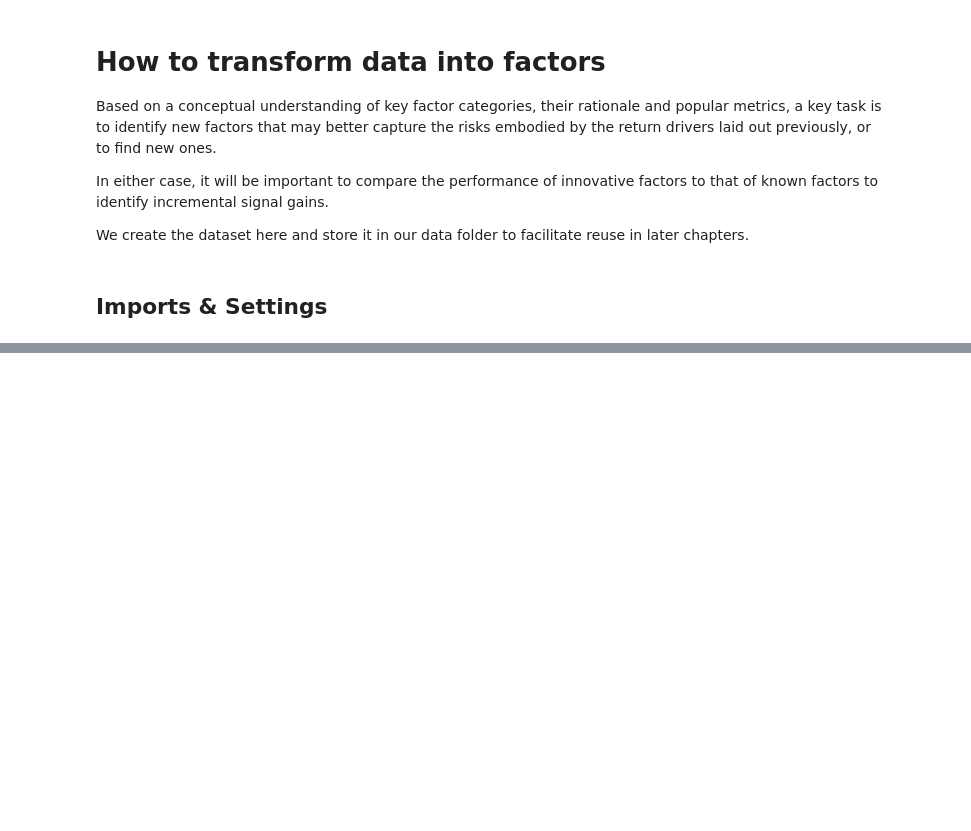
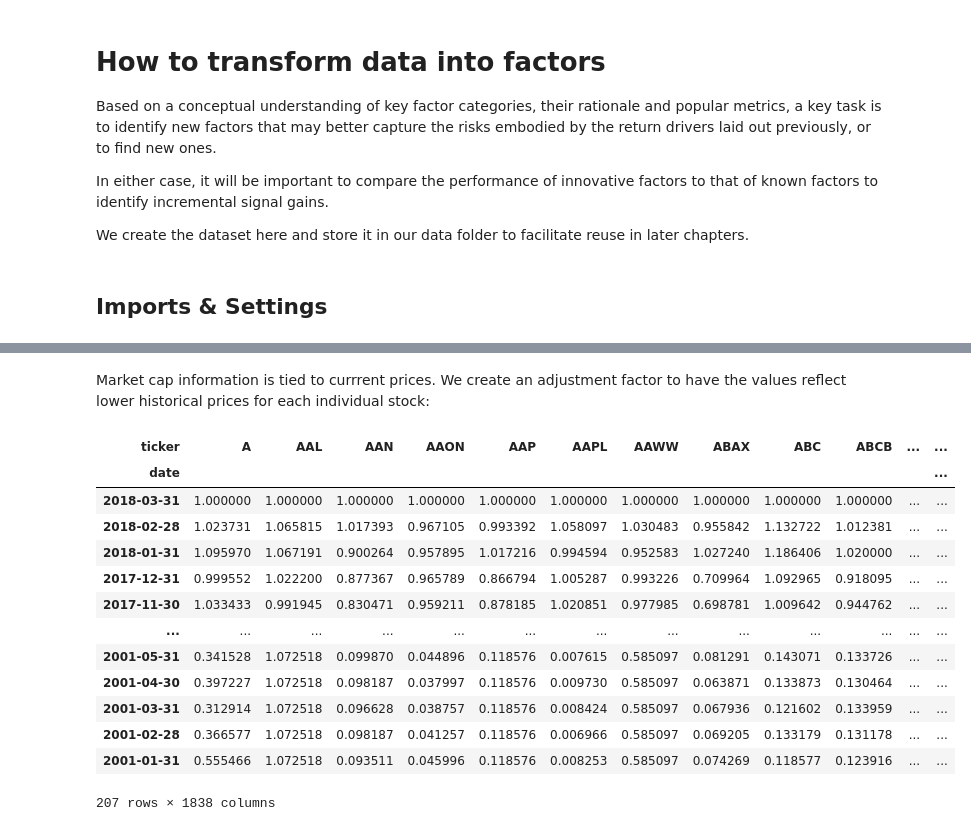
Before and after one commit to PerrySong/ML4T, a Jupyter notebook: 04_financial_feature_engineering/01_feature_engineering.ipynb, the cells around one changed output, grey strips where cells are left out. Saved outputs shown, nothing was run; the diff lists cells and outputs as text; code cells hidden in the pictures; blank space fills up the shorter version.

```diff
--- a/04_financial_feature_engineering/01_feature_engineering.ipynb
+++ b/04_financial_feature_engineering/01_feature_engineering.ipynb
@@ -30,0 +359,4 @@ idx = pd.IndexSlice
+# %%
+dates = data.index.get_level_values('date')
+data['year'] = dates.year
+data['month'] = dates.month
@@ -30,0 +366,4 @@ idx = pd.IndexSlice
+# %%
+for t in range(1, 7):
+    data[f'return_1m_t-{t}'] = data.groupby(level='ticker').return_1m.shift(t)
+data.info()
@@ -30,0 +409,3 @@ idx = pd.IndexSlice
+# %%
+for t in [1,2,3,6,12]:
+    data[f'target_{t}m'] = data.groupby(level='ticker')[f'return_{t}m'].shift(-t)
@@ -30,0 +461,11 @@ idx = pd.IndexSlice
+# %%
+data = (data
+        .join(pd.qcut(stocks.ipoyear, q=5, labels=list(range(1, 6)))
+              .astype(float)
+              .fillna(0)
+              .astype(int)
+              .to_frame('age')
+             )
+       )
+data.age = data.age.fillna(-1)
+data
@@ -30,0 +503,27 @@ idx = pd.IndexSlice
+# %% [markdown]
+Market cap information is tied to currrent prices. We create an adjustment factor to have the values reflect lower historical prices for each individual stock:
+# %%
+size_factor = (monthly_prices
+               .loc[data.index.get_level_values('date').unique(),
+                    data.index.get_level_values('ticker').unique()]
+               .sort_index(ascending=False)
+               .pct_change()
+               .fillna(0)
+               .add(1)
+               .cumprod())
+size_factor
+# %% [output]
+| ticker | A | AAL | AAN | AAON | AAP | AAPL | AAWW | ABAX | ABC | ABCB | ... | ... |
+| date |  |  |  |  |  |  |  |  |  |  |  | ... |
+| 2018-03-31 | 1.000000 | 1.000000 | 1.000000 | 1.000000 | 1.000000 | 1.000000 | 1.000000 | 1.000000 | 1.000000 | 1.000000 | ... | ... |
+| 2018-02-28 | 1.023731 | 1.065815 | 1.017393 | 0.967105 | 0.993392 | 1.058097 | 1.030483 | 0.955842 | 1.132722 | 1.012381 | ... | ... |
+| 2018-01-31 | 1.095970 | 1.067191 | 0.900264 | 0.957895 | 1.017216 | 0.994594 | 0.952583 | 1.027240 | 1.186406 | 1.020000 | ... | ... |
+| 2017-12-31 | 0.999552 | 1.022200 | 0.877367 | 0.965789 | 0.866794 | 1.005287 | 0.993226 | 0.709964 | 1.092965 | 0.918095 | ... | ... |
+| 2017-11-30 | 1.033433 | 0.991945 | 0.830471 | 0.959211 | 0.878185 | 1.020851 | 0.977985 | 0.698781 | 1.009642 | 0.944762 | ... | ... |
+| ... | ... | ... | ... | ... | ... | ... | ... | ... | ... | ... | ... | ... |
+| 2001-05-31 | 0.341528 | 1.072518 | 0.099870 | 0.044896 | 0.118576 | 0.007615 | 0.585097 | 0.081291 | 0.143071 | 0.133726 | ... | ... |
+| 2001-04-30 | 0.397227 | 1.072518 | 0.098187 | 0.037997 | 0.118576 | 0.009730 | 0.585097 | 0.063871 | 0.133873 | 0.130464 | ... | ... |
+| 2001-03-31 | 0.312914 | 1.072518 | 0.096628 | 0.038757 | 0.118576 | 0.008424 | 0.585097 | 0.067936 | 0.121602 | 0.133959 | ... | ... |
+| 2001-02-28 | 0.366577 | 1.072518 | 0.098187 | 0.041257 | 0.118576 | 0.006966 | 0.585097 | 0.069205 | 0.133179 | 0.131178 | ... | ... |
+| 2001-01-31 | 0.555466 | 1.072518 | 0.093511 | 0.045996 | 0.118576 | 0.008253 | 0.585097 | 0.074269 | 0.118577 | 0.123916 | ... | ... |
+207 rows × 1838 columns
```
Also changed, not shown: parts of 55 cells of this notebook, 7 other files.
